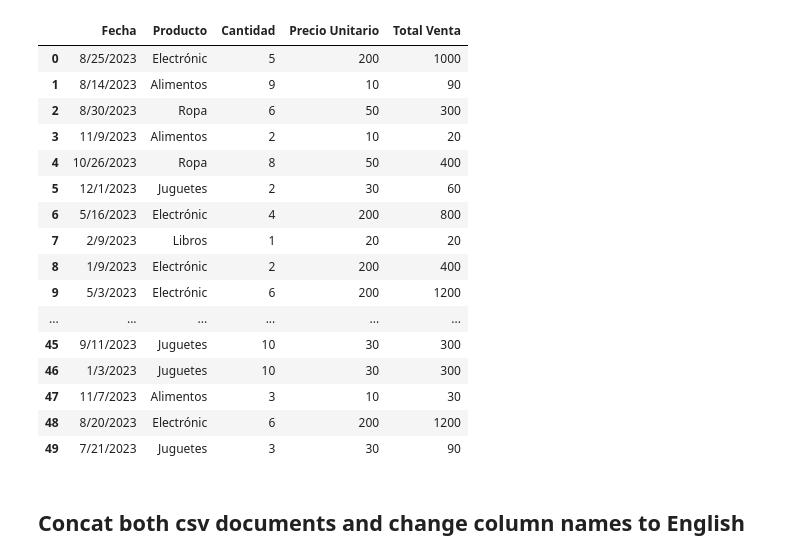
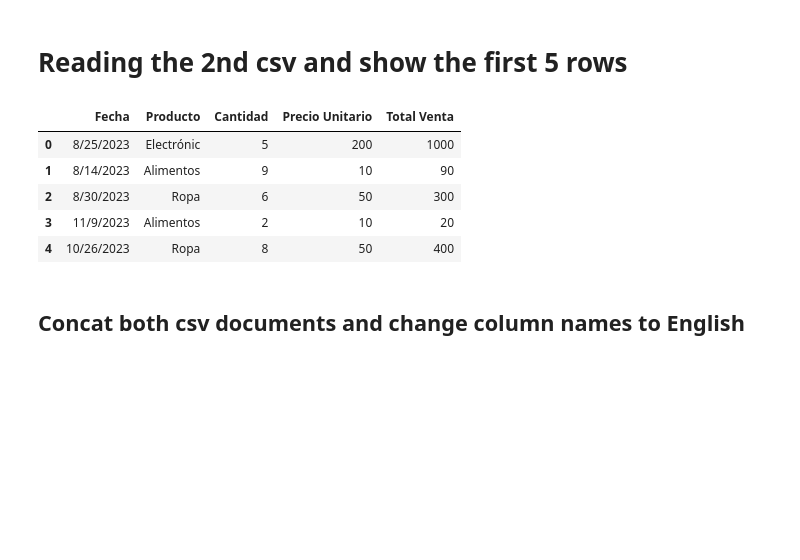
Before and after one commit to Moises-Acosta/Sales_proyect, a Jupyter notebook: Sales_Proyect.ipynb, the cells around one changed output. Cells and saved outputs as stored; diff of their text form; code cells hidden in the pictures; blank space fills up the shorter version.

```diff
--- a/Sales_Proyect.ipynb
+++ b/Sales_Proyect.ipynb
@@ -8,4 +12,4 @@
 # %%
 import pandas as pd
-
-pd.set_option('display.max_columns', None)
+import matplotlib.pyplot as plt
+import seaborn as sns
@@ -29,24 +28,15 @@ df1
+# %% [markdown]
+# Reading the 2nd csv and show the first 5 rows
 # %%
 df2 = pd.read_csv(r"data/Datos_Ventas_Tienda2.csv")
-df2
+df2.head()
 # %% [output]
 |  | Fecha | Producto | Cantidad | Precio Unitario | Total Venta |
 | 0 | 8/25/2023 | Electrónic | 5 | 200 | 1000 |
 | 1 | 8/14/2023 | Alimentos | 9 | 10 | 90 |
 | 2 | 8/30/2023 | Ropa | 6 | 50 | 300 |
 | 3 | 11/9/2023 | Alimentos | 2 | 10 | 20 |
 | 4 | 10/26/2023 | Ropa | 8 | 50 | 400 |
-| 5 | 12/1/2023 | Juguetes | 2 | 30 | 60 |
-| 6 | 5/16/2023 | Electrónic | 4 | 200 | 800 |
-| 7 | 2/9/2023 | Libros | 1 | 20 | 20 |
-| 8 | 1/9/2023 | Electrónic | 2 | 200 | 400 |
-| 9 | 5/3/2023 | Electrónic | 6 | 200 | 1200 |
-| ... | ... | ... | ... | ... | ... |
-| 45 | 9/11/2023 | Juguetes | 10 | 30 | 300 |
-| 46 | 1/3/2023 | Juguetes | 10 | 30 | 300 |
-| 47 | 11/7/2023 | Alimentos | 3 | 10 | 30 |
-| 48 | 8/20/2023 | Electrónic | 6 | 200 | 1200 |
-| 49 | 7/21/2023 | Juguetes | 3 | 30 | 90 |
 # %% [markdown]
 ## Concat both csv documents and change column names to English
 # %%
```
Also changed, not shown: parts of 21 cells of this notebook, 1 other file.
